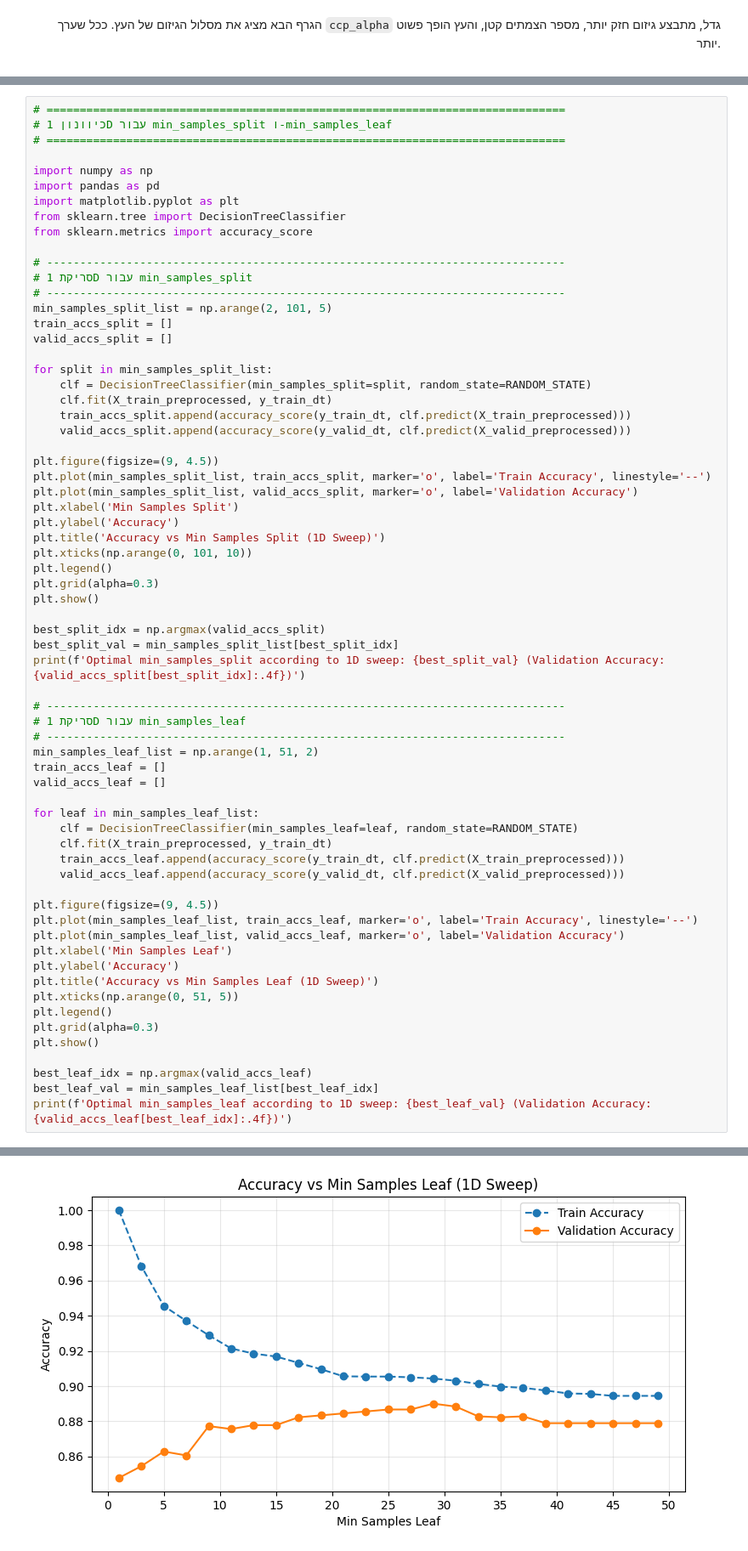
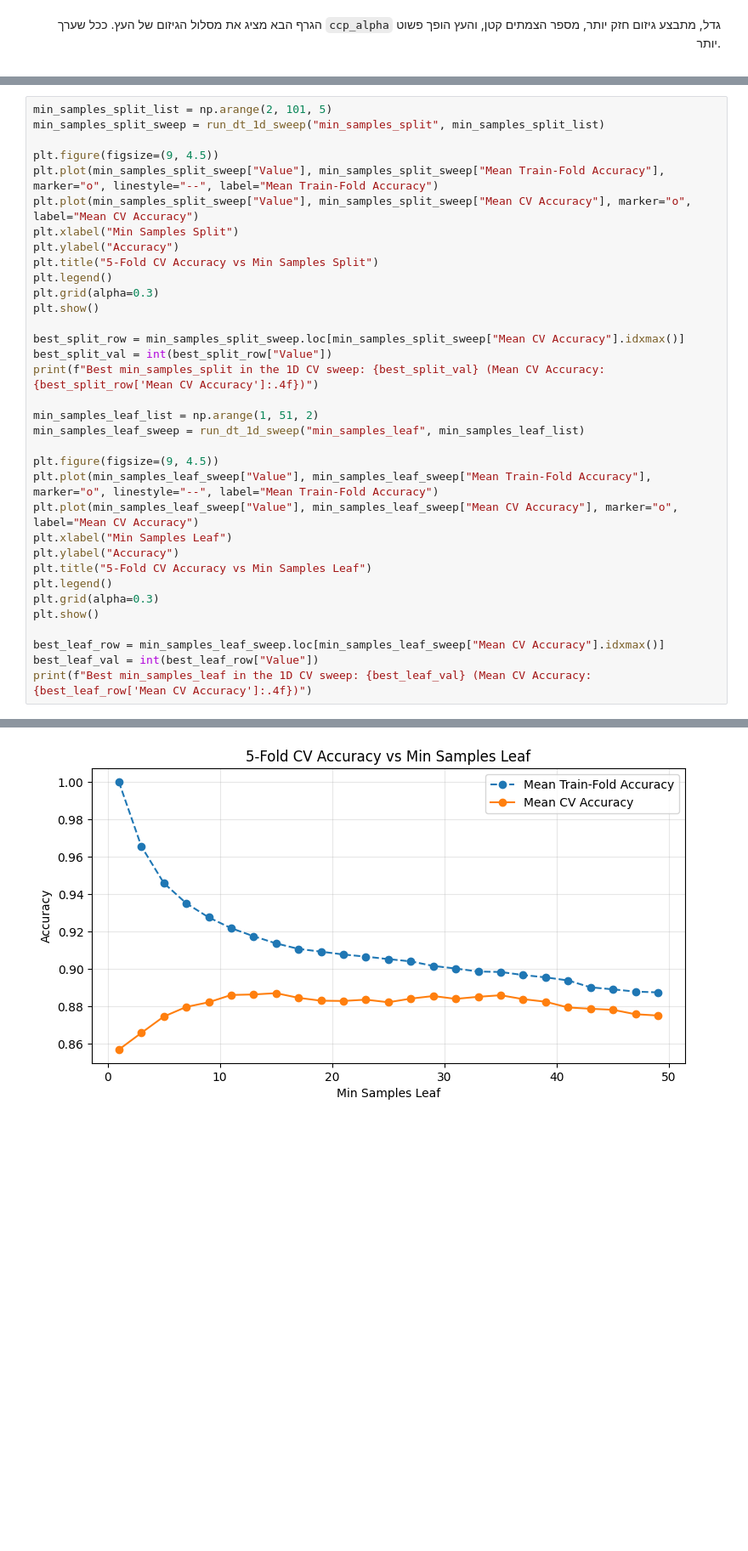
Before and after one commit to yaelelazari/ML_Project, a Jupyter notebook: Airline_Project_Part_B_Group3.ipynb, the cells around one changed output, grey strips where cells are left out. Shown at 85% size. Saved outputs shown, nothing was run; the diff lists cells and outputs as text; blank space fills up the shorter version.

```diff
--- a/Airline_Project_Part_B_Group3.ipynb
+++ b/Airline_Project_Part_B_Group3.ipynb
@@ -1069,69 +1017,37 @@ Optimal ccp_alpha according to validation accuracy: 0.000507 (Validation Accurac
 
 </div>
 # %%
-# ==============================================================================
-# כיוונון 1D עבור min_samples_split ו-min_samples_leaf
-# ==============================================================================
-
-import numpy as np
-import pandas as pd
-import matplotlib.pyplot as plt
-from sklearn.tree import DecisionTreeClassifier
-from sklearn.metrics import accuracy_score
-
-# ------------------------------------------------------------------------------
-# סריקת 1D עבור min_samples_split
-# ------------------------------------------------------------------------------
 min_samples_split_list = np.arange(2, 101, 5)
-train_accs_split = []
-valid_accs_split = []
-
-for split in min_samples_split_list:
-    clf = DecisionTreeClassifier(min_samples_split=split, random_state=RANDOM_STATE)
-    clf.fit(X_train_preprocessed, y_train_dt)
-    train_accs_split.append(accuracy_score(y_train_dt, clf.predict(X_train_preprocessed)))
-    valid_accs_split.append(accuracy_score(y_valid_dt, clf.predict(X_valid_preprocessed)))
+min_samples_split_sweep = run_dt_1d_sweep("min_samples_split", min_samples_split_list)
 
 plt.figure(figsize=(9, 4.5))
-plt.plot(min_samples_split_list, train_accs_split, marker='o', label='Train Accuracy', linestyle='--')
-plt.plot(min_samples_split_list, valid_accs_split, marker='o', label='Validation Accuracy')
-plt.xlabel('Min Samples Split')
-plt.ylabel('Accuracy')
-plt.title('Accuracy vs Min Samples Split (1D Sweep)')
-plt.xticks(np.arange(0, 101, 10))
+plt.plot(min_samples_split_sweep["Value"], min_samples_split_sweep["Mean Train-Fold Accuracy"], marker="o", linestyle="--", label="Mean Train-Fold Accuracy")
+plt.plot(min_samples_split_sweep["Value"], min_samples_split_sweep["Mean CV Accuracy"], marker="o", label="Mean CV Accuracy")
+plt.xlabel("Min Samples Split")
+plt.ylabel("Accuracy")
+plt.title("5-Fold CV Accuracy vs Min Samples Split")
 plt.legend()
 plt.grid(alpha=0.3)
 plt.show()
 
-best_split_idx = np.argmax(valid_accs_split)
-best_split_val = min_samples_split_list[best_split_idx]
-print(f'Optimal min_samples_split according to 1D sweep: {best_split_val} (Validation Accuracy: {valid_accs_split[best_split_idx]:.4f})')
+best_split_row = min_samples_split_sweep.loc[min_samples_split_sweep["Mean CV Accuracy"].idxmax()]
+best_split_val = int(best_split_row["Value"])
+print(f"Best min_samples_split in the 1D CV sweep: {best_split_val} (Mean CV Accuracy: {best_split_row['Mean CV Accuracy']:.4f})")
 
-# ------------------------------------------------------------------------------
-# סריקת 1D עבור min_samples_leaf
-# ------------------------------------------------------------------------------
 min_samples_leaf_list = np.arange(1, 51, 2)
-train_accs_leaf = []
-valid_accs_leaf = []
-
-for leaf in min_samples_leaf_list:
-    clf = DecisionTreeClassifier(min_samples_leaf=leaf, random_state=RANDOM_STATE)
-    clf.fit(X_train_preprocessed, y_train_dt)
-    train_accs_leaf.append(accuracy_score(y_train_dt, clf.predict(X_train_preprocessed)))
-    valid_accs_leaf.append(accuracy_score(y_valid_dt, clf.predict(X_valid_preprocessed)))
+min_samples_leaf_sweep = run_dt_1d_sweep("min_samples_leaf", min_samples_leaf_list)
 
 plt.figure(figsize=(9, 4.5))
-plt.plot(min_samples_leaf_list, train_accs_leaf, marker='o', label='Train Accuracy', linestyle='--')
-plt.plot(min_samples_leaf_list, valid_accs_leaf, marker='o', label='Validation Accuracy')
-plt.xlabel('Min Samples Leaf')
-plt.ylabel('Accuracy')
-plt.title('Accuracy vs Min Samples Leaf (1D Sweep)')
-plt.xticks(np.arange(0, 51, 5))
+plt.plot(min_samples_leaf_sweep["Value"], min_samples_leaf_sweep["Mean Train-Fold Accuracy"], marker="o", linestyle="--", label="Mean Train-Fold Accuracy")
+plt.plot(min_samples_leaf_sweep["Value"], min_samples_leaf_sweep["Mean CV Accuracy"], marker="o", label="Mean CV Accuracy")
+plt.xlabel("Min Samples Leaf")
+plt.ylabel("Accuracy")
+plt.title("5-Fold CV Accuracy vs Min Samples Leaf")
 plt.legend()
 plt.grid(alpha=0.3)
 plt.show()
 
-best_leaf_idx = np.argmax(valid_accs_leaf)
-best_leaf_val = min_samples_leaf_list[best_leaf_idx]
-print(f'Optimal min_samples_leaf according to 1D sweep: {best_leaf_val} (Validation Accuracy: {valid_accs_leaf[best_leaf_idx]:.4f})')
+best_leaf_row = min_samples_leaf_sweep.loc[min_samples_leaf_sweep["Mean CV Accuracy"].idxmax()]
+best_leaf_val = int(best_leaf_row["Value"])
+print(f"Best min_samples_leaf in the 1D CV sweep: {best_leaf_val} (Mean CV Accuracy: {best_leaf_row['Mean CV Accuracy']:.4f})")
 # %% [output]
@@ -1140 +1056 @@ Optimal min_samples_split according to 1D sweep: 77 (Validation Accuracy: 0.8822
-[figure, old version]
+[figure, new version]
```
Also changed, not shown: parts of 61 cells of this notebook, 2 other files.
